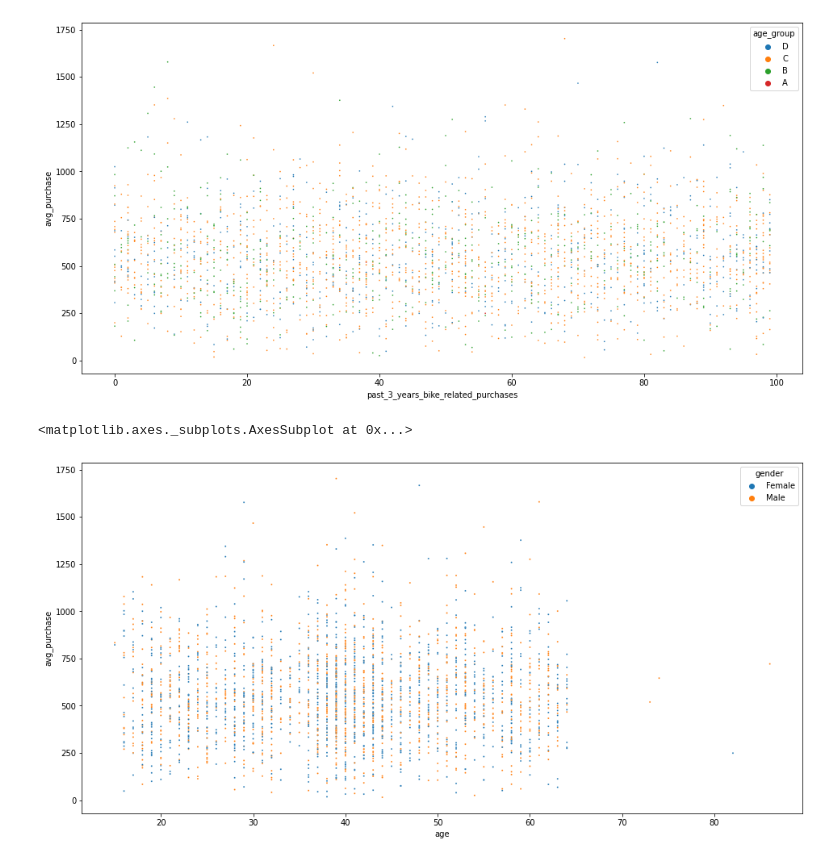
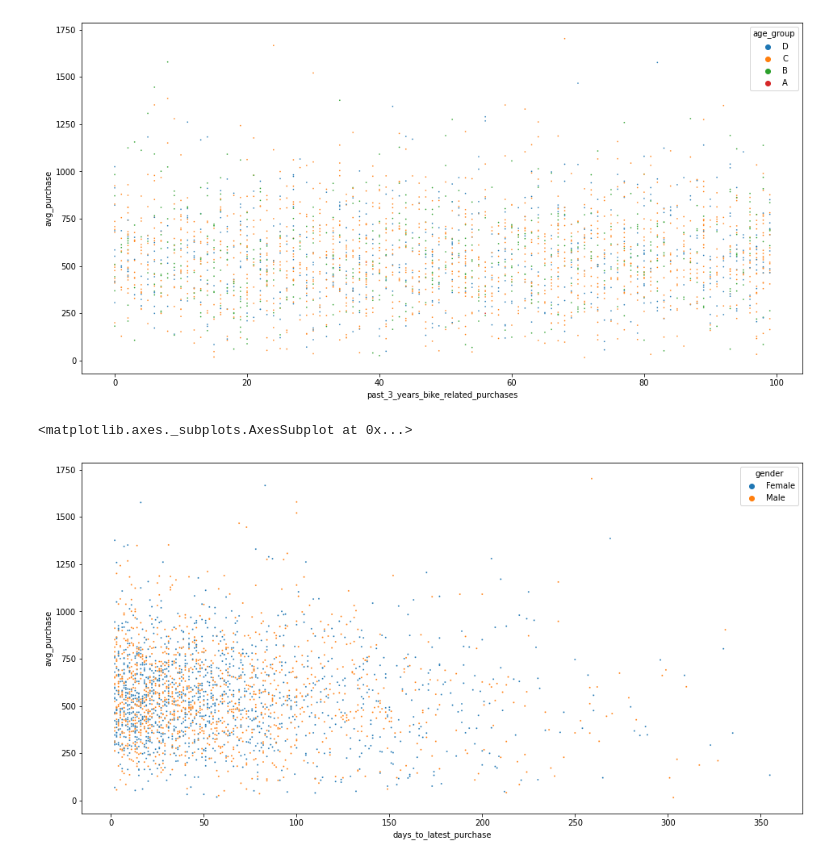
Before and after one commit to nug1209/Virtual_Experience_KPMG_Data_Analytics, a Jupyter notebook: KPMG_Virtual_Experience_2_Nugroho_Budianggoro.ipynb, the cells around one changed output. Saved outputs shown, nothing was run; the diff lists cells and outputs as text; code cells hidden in the pictures.

```diff
--- a/KPMG_Virtual_Experience_2_Nugroho_Budianggoro.ipynb
+++ b/KPMG_Virtual_Experience_2_Nugroho_Budianggoro.ipynb
@@ -486,6 +488,9 @@ df_cto["purchase_freq_group"] = pd.cut(df_cto["purchase_frequency"], bins=purcha
 avg_purchase_bin = [0, 500, 1000, 1500, 2000]
 avg_purchase_label = ["D", "C", "B", "A"]
 df_cto["avg_purchase_group"] = pd.cut(df_cto["avg_purchase"], bins=avg_purchase_bin, labels=avg_purchase_label)
+prop_val_bin = [0, 3, 6, 9, 12]
+prop_val_label = ["D", "C", "B", "A"]
+df_cto["property_valuation_group"] = pd.cut(df_cto["property_valuation"], bins=prop_val_bin, labels=prop_val_label)
 df_cto.head()
 # %% [output]
 |  | index | customer_id | gender | past_3_years_bike_related_purchases | job_title | job_industry_category | wealth_segment | ... |
@@ -508,7 +513,7 @@ sns.scatterplot(data=df_cto, x='past_3_years_bike_related_purchases', y="avg_pur
 [figure]
 # %%
 fig, ax = plt.subplots(figsize=[16,8])
-sns.scatterplot(data=df_cto, x='age', y="avg_purchase", hue="gender", s=4)
+sns.scatterplot(data=df_cto, x='days_to_latest_purchase', y="avg_purchase", hue="gender", s=4)
 # %% [output]
 <matplotlib.axes._subplots.AxesSubplot at 0x...>
-[figure, old version]
+[figure, new version]
```
Also changed, not shown: parts of 11 cells of this notebook.
